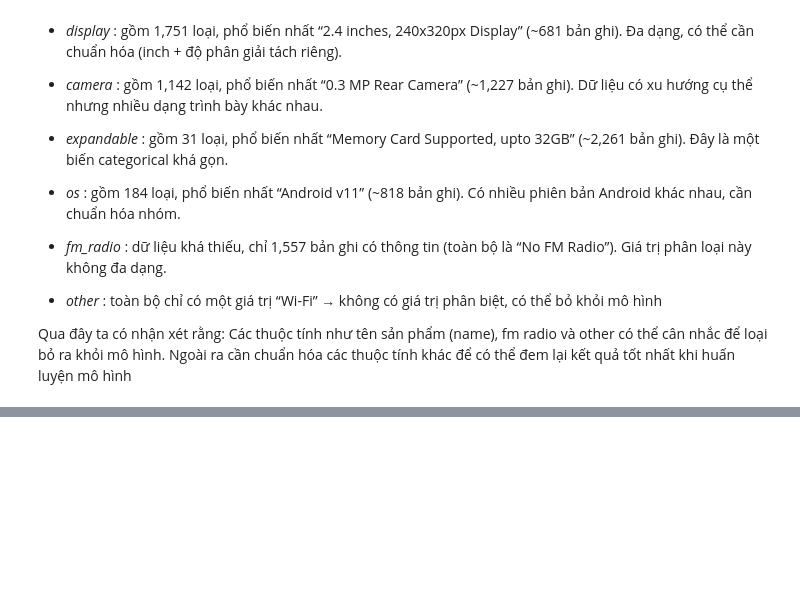
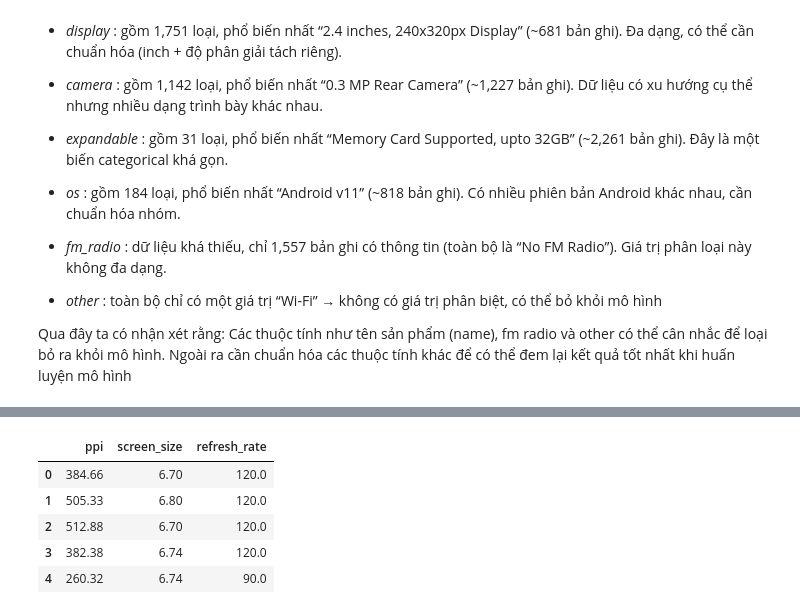
Before and after one commit to TianAn2411/HCMUT_ML_Assignment, a Jupyter notebook: Assignment1_CEML2.ipynb, the cells around one changed output, grey strips where cells are left out. Drawn from its saved outputs; the diff is of its cells as text; code cells hidden in the pictures; blank space fills up the shorter version.

```diff
--- a/Assignment1_CEML2.ipynb
+++ b/Assignment1_CEML2.ipynb
@@ -161,0 +240,65 @@ Qua đây ta có nhận xét rằng: Các thuộc tính như tên sản phẩm (
+# %%
+
+def extract_ram(storage):
+    if pd.isna(storage):
+        return None
+    match = re.search(r'(\d+)\s*GB RAM', storage)
+    return int(match.group(1)) if match else None
+
+def extract_rom(storage):
+    if pd.isna(storage):
+        return None
+    match = re.search(r'(\d+)\s*GB inbuilt', storage)
+    return int(match.group(1)) if match else None
+
+raw_data['ram_num'] = raw_data['ram'].apply(extract_ram)
+raw_data['rom_num'] = raw_data['ram'].apply(extract_rom)
+def extract_battery(battery):
+    if pd.isna(battery):
+        return None
+    match = re.search(r'(\d+)\s*mAh', battery)
+    return int(match.group(1)) if match else None
+
+raw_data['battery_num'] = raw_data['battery'].apply(extract_battery)
+
+def extract_screen_size(display):
+    if pd.isna(display):
+        return None
+    match = re.search(r'(\d+\.\d+)\s*inches', display)
+    return float(match.group(1)) if match else None
+
+def extract_refresh_rate(display):
+    if pd.isna(display):
+        return None
+    match = re.search(r'(\d+) Hz', display)
+    return int(match.group(1)) if match else None
+
+def extract_ppi(display):
+    if pd.isna(display):
+        return None
+
+    s = str(display).lower().strip()
+    size_inch = extract_screen_size(s)
+    if not size_inch:
+        return None
+
+    # lấy độ phân giải (width x height)
+    res_match = re.search(r"(\d+)\s*[x×]\s*(\d+)", s)
+    if not res_match:
+        return None
+    w, h = int(res_match.group(1)), int(res_match.group(2))
+
+    # tính PPI
+    return round(np.sqrt(w**2 + h**2) / size_inch, 2)
+
+raw_data['screen_size'] = raw_data['display'].apply(extract_screen_size)
+raw_data['refresh_rate'] = raw_data['display'].apply(extract_refresh_rate)
+raw_data['ppi'] = raw_data['display'].apply(extract_ppi)
+raw_data[['ppi', 'screen_size', 'refresh_rate']].head()
+# %% [output]
+|  | ppi | screen_size | refresh_rate |
+| 0 | 384.66 | 6.70 | 120.0 |
+| 1 | 505.33 | 6.80 | 120.0 |
+| 2 | 512.88 | 6.70 | 120.0 |
+| 3 | 382.38 | 6.74 | 120.0 |
+| 4 | 260.32 | 6.74 | 90.0 |
```
Also changed, not shown: parts of 5 cells of this notebook.
